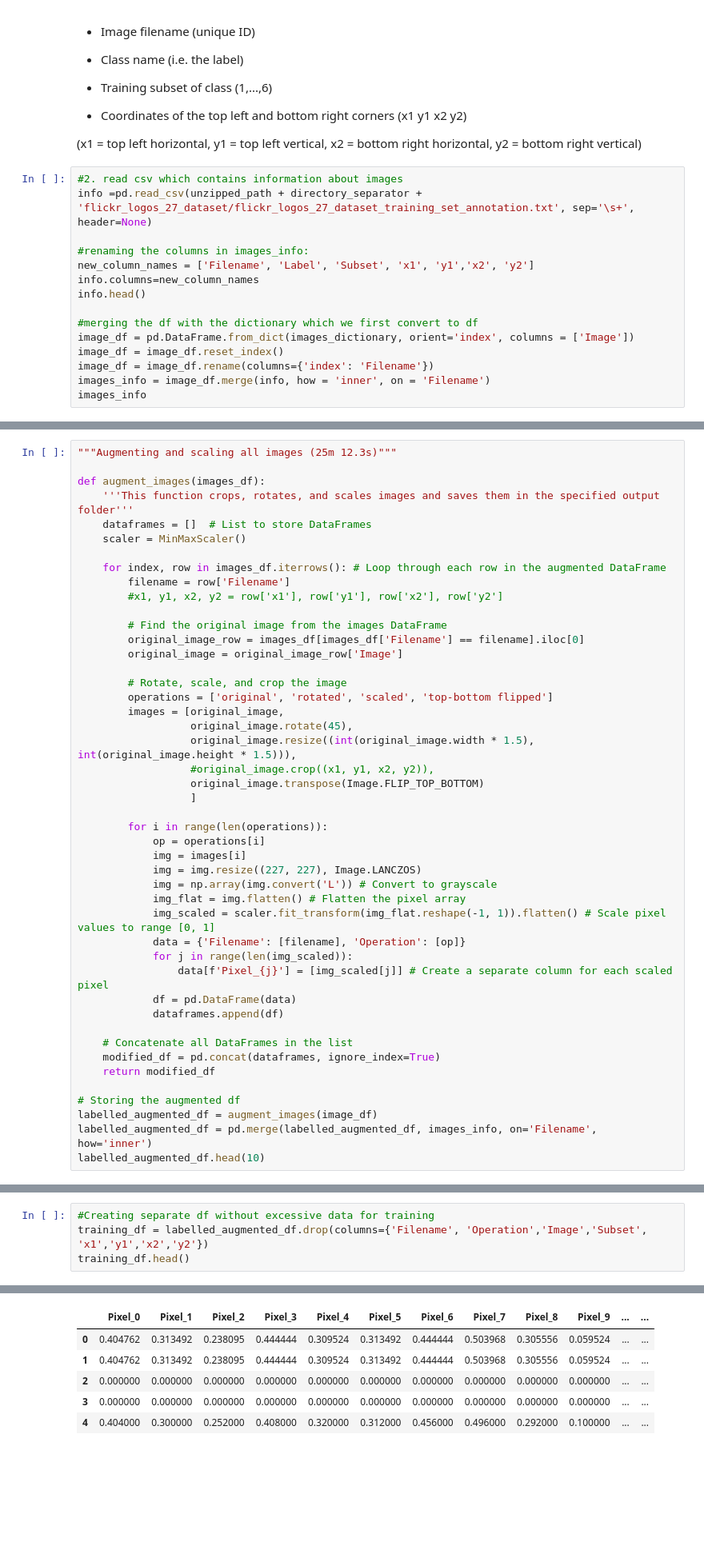
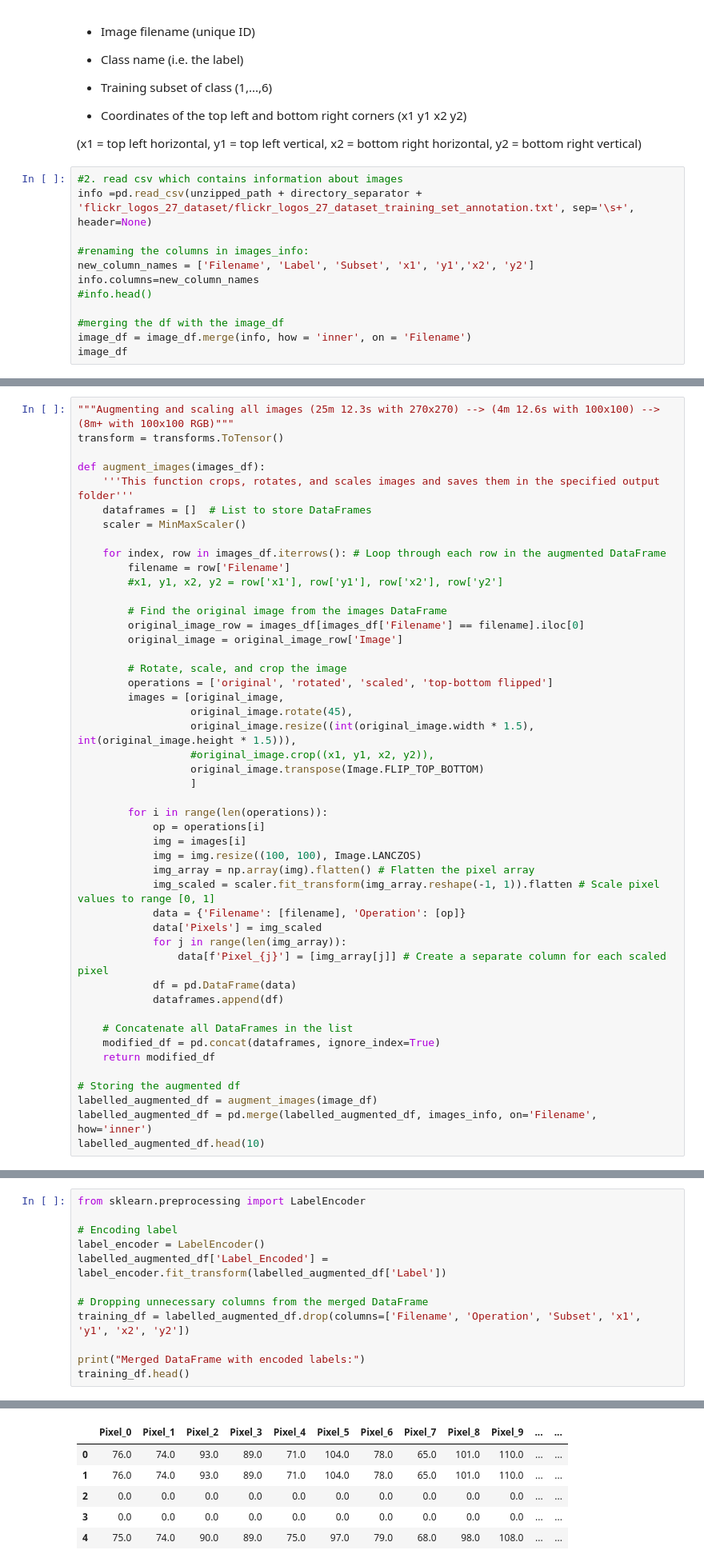
Before and after one commit to veronicalarssn/ML_Project, a Jupyter notebook: Start.ipynb, the cells around one changed output, grey strips where cells are left out. Shown: that part at 80% size. Cells and saved outputs as stored; diff of their text form; blank space fills up the shorter version.

```diff
--- a/Start.ipynb
+++ b/Start.ipynb
@@ -126,13 +148,10 @@ info =pd.read_csv(unzipped_path + directory_separator + 'flickr_logos_27_dataset
 #renaming the columns in images_info:
 new_column_names = ['Filename', 'Label', 'Subset', 'x1', 'y1','x2', 'y2']
 info.columns=new_column_names
-info.head()
+#info.head()
 
-#merging the df with the dictionary which we first convert to df
-image_df = pd.DataFrame.from_dict(images_dictionary, orient='index', columns = ['Image'])
-image_df = image_df.reset_index()
-image_df = image_df.rename(columns={'index': 'Filename'})
-images_info = image_df.merge(info, how = 'inner', on = 'Filename')
-images_info
+#merging the df with the image_df
+image_df = image_df.merge(info, how = 'inner', on = 'Filename')
+image_df
 # %% [output]
 |  | Filename | Image | Label | Subset | x1 | y1 | x2 | y2 |
@@ -168,7 +187,8 @@ For example, in image classification tasks, if you have a dataset of cat images,
 
 In deep learning frameworks and libraries, there are often built-in tools or functions for applying data augmentation during the training process. This allows practitioners to easily incorporate these transformations into their pipelines without manually creating augmented datasets.
 # %%
-"""Augmenting and scaling all images (25m 12.3s)"""
+"""Augmenting and scaling all images (25m 12.3s with 270x270) --> (4m 12.6s with 100x100) --> (8m+ with 100x100 RGB)"""
+transform = transforms.ToTensor()
 
 def augment_images(images_df):
     '''This function crops, rotates, and scales images and saves them in the specified output folder'''
@@ -195,13 +215,13 @@ def augment_images(images_df):
         for i in range(len(operations)):
             op = operations[i]
             img = images[i]
-            img = img.resize((227, 227), Image.LANCZOS)
-            img = np.array(img.convert('L')) # Convert to grayscale
-            img_flat = img.flatten() # Flatten the pixel array
-            img_scaled = scaler.fit_transform(img_flat.reshape(-1, 1)).flatten() # Scale pixel values to range [0, 1]
+            img = img.resize((100, 100), Image.LANCZOS)
+            img_array = np.array(img).flatten() # Flatten the pixel array
+            img_scaled = scaler.fit_transform(img_array.reshape(-1, 1)).flatten # Scale pixel values to range [0, 1]
             data = {'Filename': [filename], 'Operation': [op]}
-            for j in range(len(img_scaled)):
-                data[f'Pixel_{j}'] = [img_scaled[j]] # Create a separate column for each scaled pixel
+            data['Pixels'] = img_scaled
+            for j in range(len(img_array)):
+                data[f'Pixel_{j}'] = [img_array[j]] # Create a separate column for each scaled pixel
             df = pd.DataFrame(data)
             dataframes.append(df)
 
@@ -229,5 +236,13 @@ labelled_augmented_df.head(10)
 # %%
-#Creating separate df without excessive data for training
-training_df = labelled_augmented_df.drop(columns={'Filename', 'Operation','Image','Subset', 'x1','y1','x2','y2'})
+from sklearn.preprocessing import LabelEncoder
+
+# Encoding label
+label_encoder = LabelEncoder()
+labelled_augmented_df['Label_Encoded'] = label_encoder.fit_transform(labelled_augmented_df['Label'])
+
+# Dropping unnecessary columns from the merged DataFrame
+training_df = labelled_augmented_df.drop(columns=['Filename', 'Operation', 'Subset', 'x1', 'y1', 'x2', 'y2'])
+
+print("Merged DataFrame with encoded labels:")
 training_df.head()
 # %% [output]
@@ -234,6 +250,6 @@ training_df.head()
 |  | Pixel_0 | Pixel_1 | Pixel_2 | Pixel_3 | Pixel_4 | Pixel_5 | Pixel_6 | Pixel_7 | Pixel_8 | Pixel_9 | ... | ... |
-| 0 | 0.404762 | 0.313492 | 0.238095 | 0.444444 | 0.309524 | 0.313492 | 0.444444 | 0.503968 | 0.305556 | 0.059524 | ... | ... |
-| 1 | 0.404762 | 0.313492 | 0.238095 | 0.444444 | 0.309524 | 0.313492 | 0.444444 | 0.503968 | 0.305556 | 0.059524 | ... | ... |
-| 2 | 0.000000 | 0.000000 | 0.000000 | 0.000000 | 0.000000 | 0.000000 | 0.000000 | 0.000000 | 0.000000 | 0.000000 | ... | ... |
-| 3 | 0.000000 | 0.000000 | 0.000000 | 0.000000 | 0.000000 | 0.000000 | 0.000000 | 0.000000 | 0.000000 | 0.000000 | ... | ... |
-| 4 | 0.404000 | 0.300000 | 0.252000 | 0.408000 | 0.320000 | 0.312000 | 0.456000 | 0.496000 | 0.292000 | 0.100000 | ... | ... |
+| 0 | 76.0 | 74.0 | 93.0 | 89.0 | 71.0 | 104.0 | 78.0 | 65.0 | 101.0 | 110.0 | ... | ... |
+| 1 | 76.0 | 74.0 | 93.0 | 89.0 | 71.0 | 104.0 | 78.0 | 65.0 | 101.0 | 110.0 | ... | ... |
+| 2 | 0.0 | 0.0 | 0.0 | 0.0 | 0.0 | 0.0 | 0.0 | 0.0 | 0.0 | 0.0 | ... | ... |
+| 3 | 0.0 | 0.0 | 0.0 | 0.0 | 0.0 | 0.0 | 0.0 | 0.0 | 0.0 | 0.0 | ... | ... |
+| 4 | 75.0 | 74.0 | 90.0 | 89.0 | 75.0 | 97.0 | 79.0 | 68.0 | 98.0 | 108.0 | ... | ... |
```
Also changed, not shown: parts of 17 cells of this notebook.
